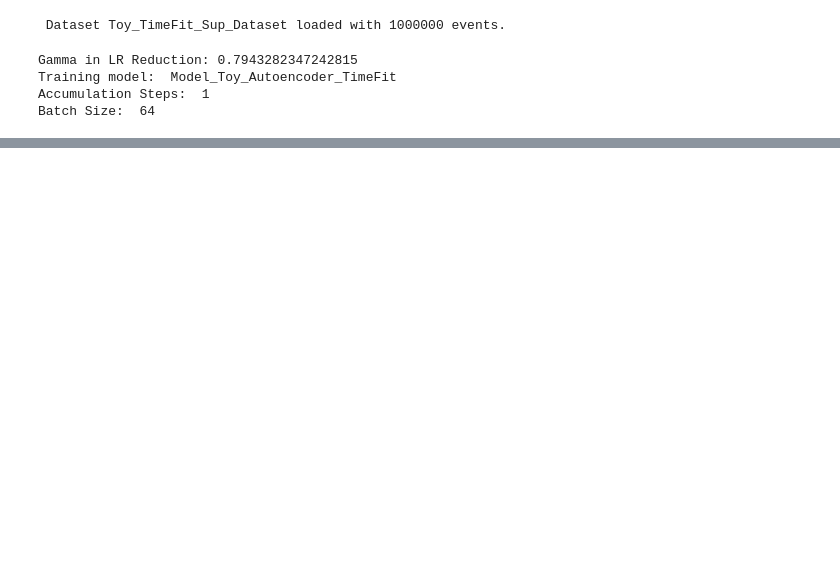
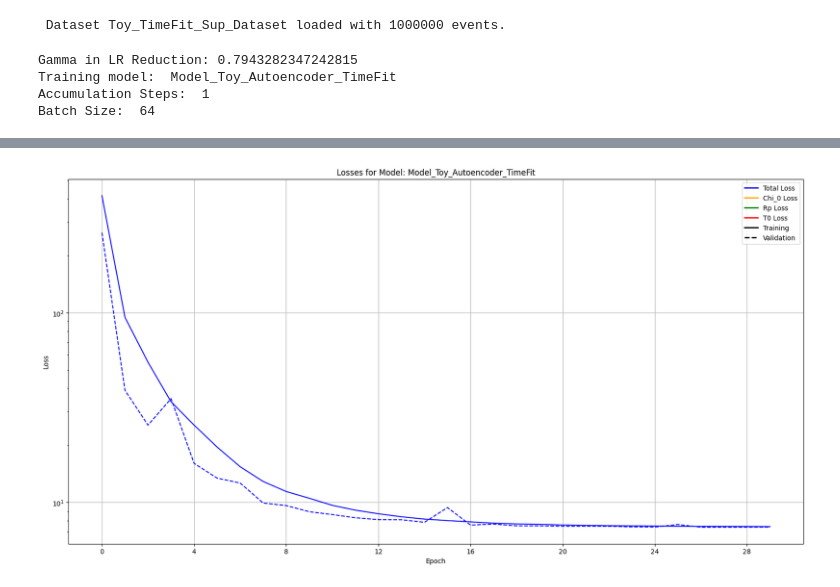
Before and after one commit to fedor-tairli/CDEProject, a Jupyter notebook: AutoencoderGeometry/Code/Toy_TimeFit_Model.ipynb, the cells around one changed output, grey strips where cells are left out. Drawn from its saved outputs; the diff is of its cells as text; code cells hidden in the pictures; blank space fills up the shorter version.

```diff
--- a/AutoencoderGeometry/Code/Toy_TimeFit_Model.ipynb
+++ b/AutoencoderGeometry/Code/Toy_TimeFit_Model.ipynb
@@ -203,0 +235,39 @@ KeyboardInterrupt:
+# %%
+# Loss Plot
+from matplotlib.lines import Line2D
+Model_Names = [model.Name]
+Trackers = [tracker]
+for Model_Name,Tracker in zip(Model_Names,Trackers):
+    EpochLosses    = Tracker.EpochLoss
+    EpochValLosses = Tracker.EpochValLoss
+    Keys = list(EpochLosses.keys())
+    Nepochs = len(EpochLosses[Keys[0]])
+
+    ax = plt.figure(figsize=(20, 10)).gca()
+
+    # Define colors
+    colors = ['blue', 'orange', 'green', 'red','cyan','purple','magenta','yellow']
+
+
+    custom_lines = []
+    custom_keys  = []
+    for i in range(len(Keys)):
+        plt.plot(EpochLosses[Keys[i]]   , color=colors[i], label=Keys[i] + ' - Training')
+        plt.plot(EpochValLosses[Keys[i]], color=colors[i], label=Keys[i] + ' - Validation', linestyle='dashed')
+        custom_lines.append(Line2D([0], [0], color=colors[i], lw=2))
+        custom_keys.append(Keys[i]+' Loss')
+
+    custom_lines+= [Line2D([0], [0], color='black', lw=2),
+                    Line2D([0], [0], color='black', lw=2, linestyle='dashed')]
+    custom_keys += ['Training', 'Validation']
+
+
+    ax.legend(custom_lines, custom_keys)
+    ax.xaxis.set_major_locator(plt.MaxNLocator(integer=True)) # integer ticks
+    ax.set_title('Losses for Model: ' + Model_Name)
+    ax.set_xlabel('Epoch')
+    ax.set_ylabel('Loss')
+    ax.set_yscale('log')
+    ax.grid()
+# %% [output]
+[figure, added]
```
Also changed, not shown: parts of 13 cells of this notebook, 11 other files.
